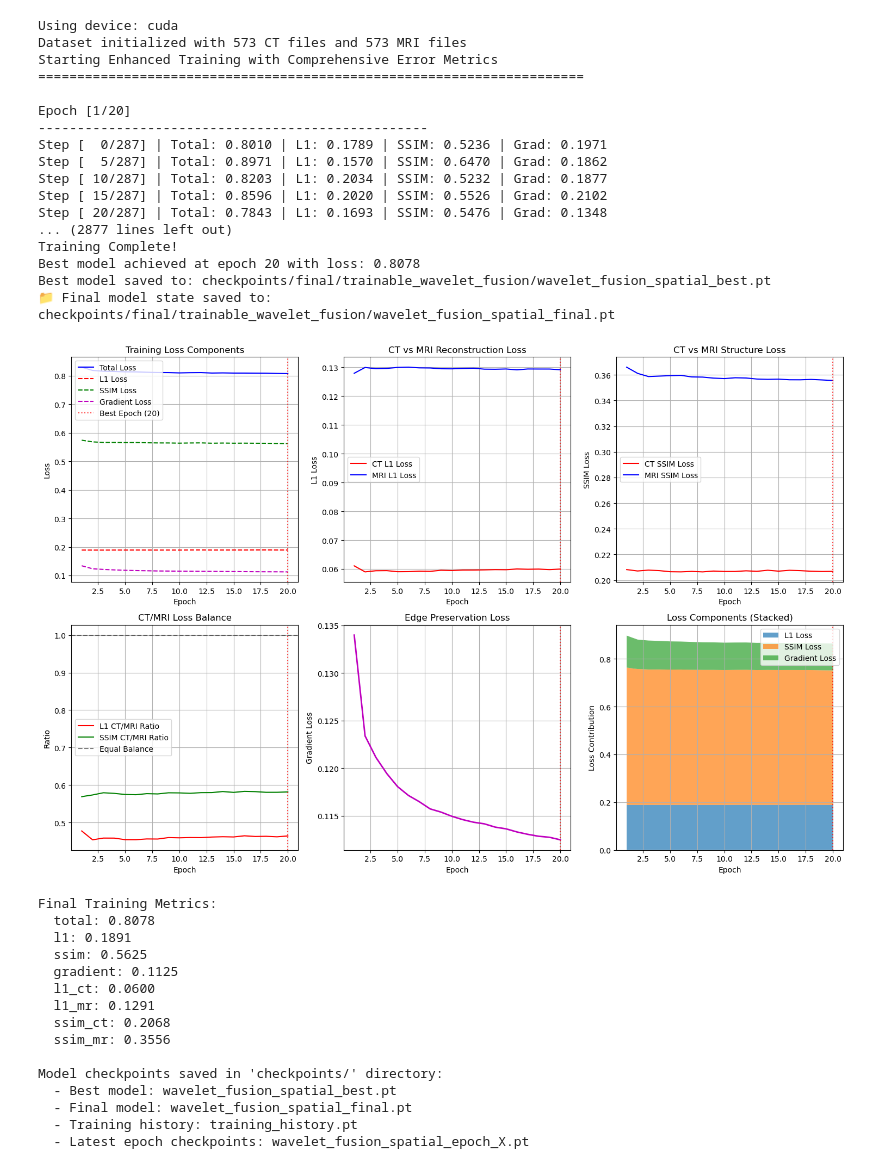
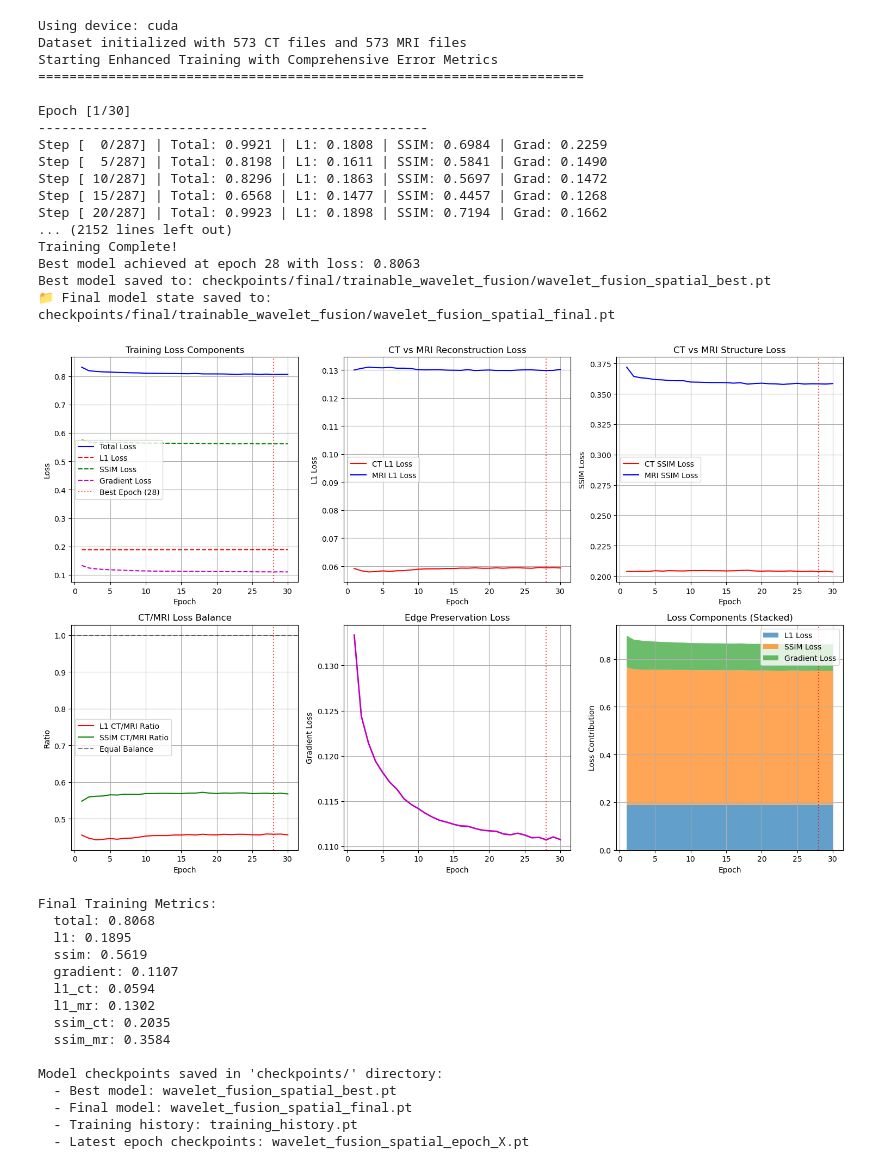
Before and after one commit to jubaer36/medfusion, a Jupyter notebook: deep-learning-based/trainable-wavelet-fusion.ipynb, the cells around one changed output. Drawn from its saved outputs; the diff is of its cells as text; code cells hidden in the pictures.

```diff
--- a/deep-learning-based/trainable-wavelet-fusion.ipynb
+++ b/deep-learning-based/trainable-wavelet-fusion.ipynb
@@ -343,7 +343,7 @@ os.makedirs('checkpoints/intermediate/trainable_wavelet_fusion', exist_ok=True)
 os.makedirs('checkpoints/final/trainable_wavelet_fusion', exist_ok=True)
 
 # Training with comprehensive error tracking and model saving
-epochs = 20  # Increased for better training
+epochs = 30  # Increased for better training
 epoch_metrics = []
 best_loss = float('inf')
 best_epoch = 0
@@ -557,51 +557,51 @@ training_history = {
     'epoch_metrics': epoch_metrics,
     'loss_components': ['total', 'l1', 'ssim', 'gradient', 'l1_ct', 'l1_mr', 'ssim_ct', 'ssim_mr'],
     'best_epoch': best_epoch,
     'best_loss': best_loss,
     'final_loss': epoch_metrics[-1]['total'] if epoch_metrics else None
 }
 
 # Save training history
 torch.save(training_history, 'checkpoints/final/trainable_wavelet_fusion/training_history.pt')
 
 print("\nFinal Training Metrics:")
 final_metrics = epoch_metrics[-1]
 for key, value in final_metrics.items():
     print(f"  {key}: {value:.4f}")
 
 print(f"\nModel checkpoints saved in 'checkpoints/' directory:")
 print(f"  - Best model: wavelet_fusion_spatial_best.pt")
 print(f"  - Final model: wavelet_fusion_spatial_final.pt")
 print(f"  - Training history: training_history.pt")
 print(f"  - Latest epoch checkpoints: wavelet_fusion_spatial_epoch_X.pt")
 # %% [output]
 Using device: cuda
 Dataset initialized with 573 CT files and 573 MRI files
 Starting Enhanced Training with Comprehensive Error Metrics
 ======================================================================
 
-Epoch [1/20]
+Epoch [1/30]
 --------------------------------------------------
-Step [  0/287] | Total: 0.8010 | L1: 0.1789 | SSIM: 0.5236 | Grad: 0.1971
-Step [  5/287] | Total: 0.8971 | L1: 0.1570 | SSIM: 0.6470 | Grad: 0.1862
-Step [ 10/287] | Total: 0.8203 | L1: 0.2034 | SSIM: 0.5232 | Grad: 0.1877
-Step [ 15/287] | Total: 0.8596 | L1: 0.2020 | SSIM: 0.5526 | Grad: 0.2102
-Step [ 20/287] | Total: 0.7843 | L1: 0.1693 | SSIM: 0.5476 | Grad: 0.1348
-... (2877 lines left out)
+Step [  0/287] | Total: 0.9921 | L1: 0.1808 | SSIM: 0.6984 | Grad: 0.2259
+Step [  5/287] | Total: 0.8198 | L1: 0.1611 | SSIM: 0.5841 | Grad: 0.1490
+Step [ 10/287] | Total: 0.8296 | L1: 0.1863 | SSIM: 0.5697 | Grad: 0.1472
+Step [ 15/287] | Total: 0.6568 | L1: 0.1477 | SSIM: 0.4457 | Grad: 0.1268
+Step [ 20/287] | Total: 0.9923 | L1: 0.1898 | SSIM: 0.7194 | Grad: 0.1662
+... (2152 lines left out)
 Training Complete!
-Best model achieved at epoch 20 with loss: 0.8078
+Best model achieved at epoch 28 with loss: 0.8063
 Best model saved to: checkpoints/final/trainable_wavelet_fusion/wavelet_fusion_spatial_best.pt
 📁 Final model state saved to: checkpoints/final/trainable_wavelet_fusion/wavelet_fusion_spatial_final.pt
-[figure, old version]
+[figure, new version]
 Final Training Metrics:
-  total: 0.8078
-  l1: 0.1891
-  ssim: 0.5625
-  gradient: 0.1125
-  l1_ct: 0.0600
-  l1_mr: 0.1291
-  ssim_ct: 0.2068
-  ssim_mr: 0.3556
+  total: 0.8068
+  l1: 0.1895
+  ssim: 0.5619
+  gradient: 0.1107
+  l1_ct: 0.0594
+  l1_mr: 0.1302
+  ssim_ct: 0.2035
+  ssim_mr: 0.3584
 
 Model checkpoints saved in 'checkpoints/' directory:
   - Best model: wavelet_fusion_spatial_best.pt
```
Also changed, not shown: parts of 2 cells of this notebook, 10 other files.
